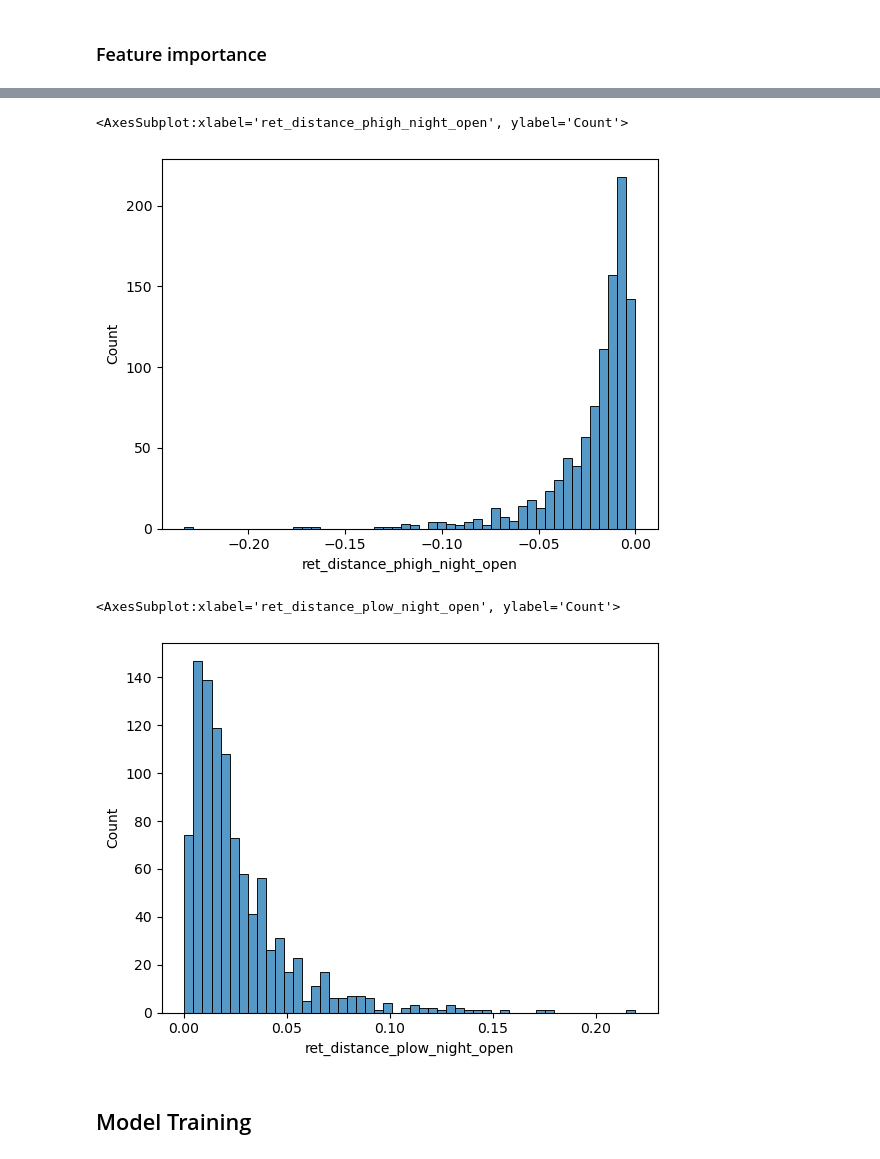
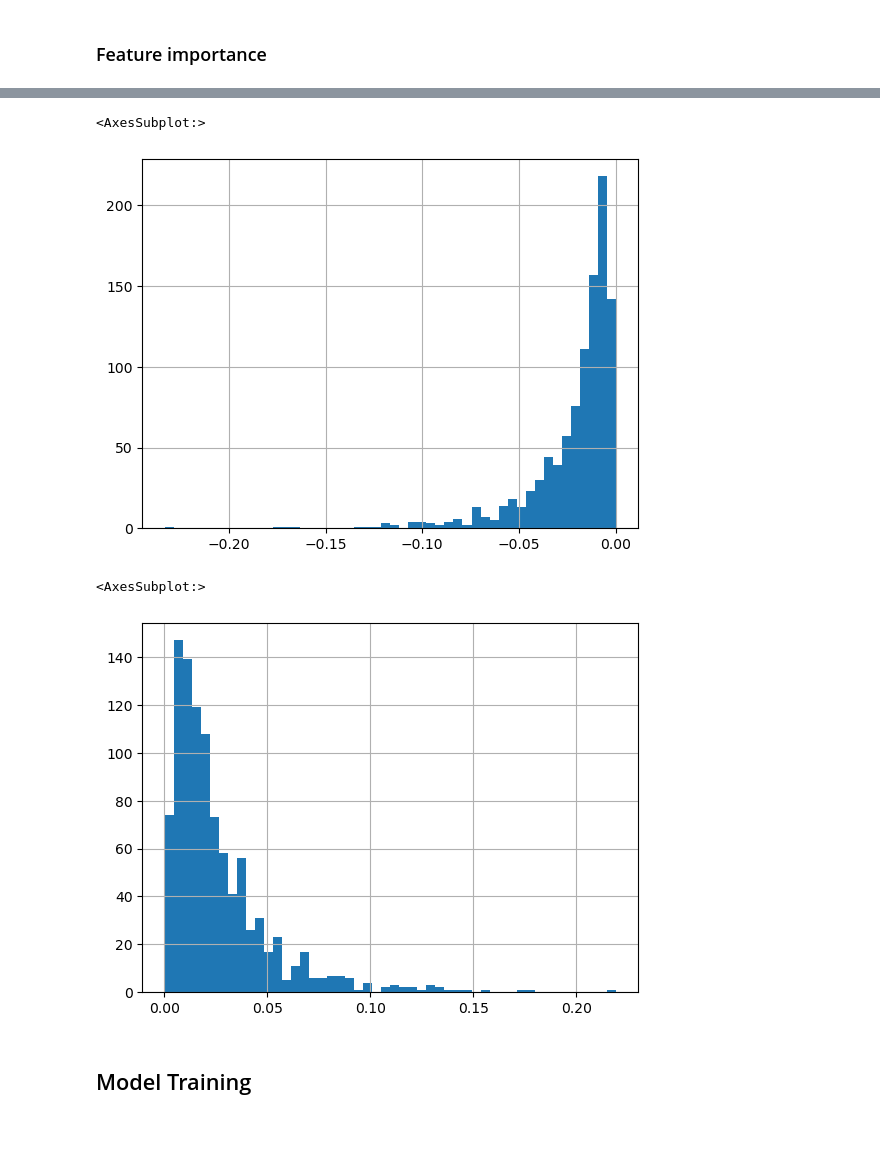
Before and after one commit to sotoblanco/ML-Zoomcamp, a Jupyter notebook: 08-MidtermProject/notebook.ipynb, the cells around one changed output, grey strips where cells are left out. Drawn from its saved outputs; the diff is of its cells as text; code cells hidden in the pictures; blank space fills up the shorter version.

```diff
--- a/08-MidtermProject/notebook.ipynb
+++ b/08-MidtermProject/notebook.ipynb
@@ -14,5 +26,5 @@ df.head()
 # %% [markdown]
 Since we treat every row as an independent event we reset the index
 # %%
-df.reset_index(inplace=True, drop=True)
+df_train.reset_index(inplace=True, drop=True)
 # %%
@@ -178,13 +159,13 @@ sns.histplot(df_train.ret_distance_plow_day_open, bins=50)
 # %%
-sns.histplot(df_train.ret_distance_phigh_night_open, bins=50)
+df_train["ret_distance_phigh_night_open"].hist(bins=50)
 # %% [output]
-<AxesSubplot:xlabel='ret_distance_phigh_night_open', ylabel='Count'>
+<AxesSubplot:>
-[figure, old version]
+[figure, new version]
 # %%
-sns.histplot(df_train.ret_distance_plow_night_open, bins=50)
+df_train["ret_distance_plow_night_open"].hist(bins=50)
 # %% [output]
-<AxesSubplot:xlabel='ret_distance_plow_night_open', ylabel='Count'>
+<AxesSubplot:>
-[figure, old version]
+[figure, new version]
 # %% [markdown]
 ## Model Training
 # %% [markdown]
```
Also changed, not shown: parts of 68 cells of this notebook, 13 other files.
